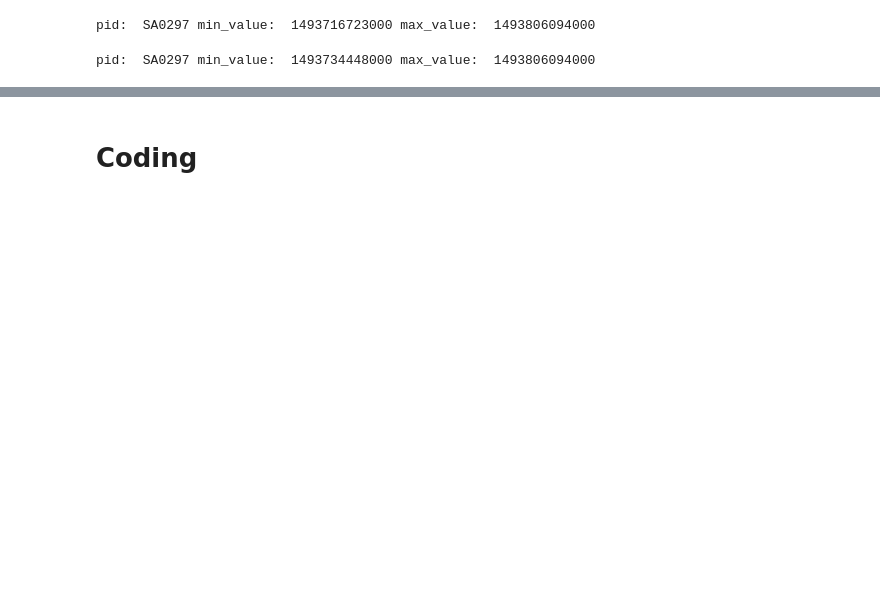
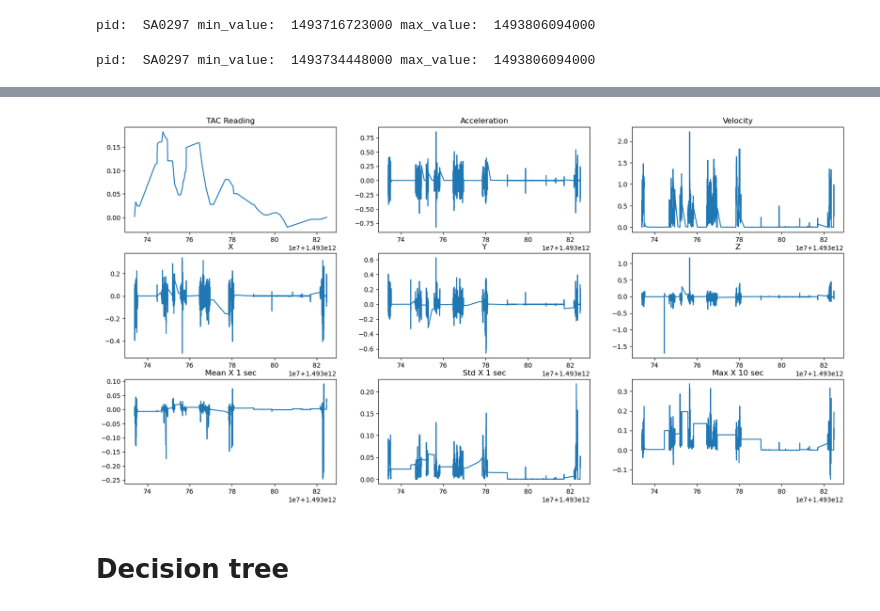
Before and after one commit to BEMiklos/spark_project, a Jupyter notebook: notebooks/dataset_visualisation.py.ipynb, the cells around one changed output, grey strips where cells are left out. Drawn from its saved outputs; the diff is of its cells as text; code cells hidden in the pictures; blank space fills up the shorter version.

```diff
--- a/notebooks/dataset_visualisation.py.ipynb
+++ b/notebooks/dataset_visualisation.py.ipynb
@@ -235,0 +484,7 @@ muszály osztani az időt 25/50-el, mivel ez így nem fog lefutni
+# %%
+sec_1 = (int)(5000 / (AGGREGATE * 45)) + 1
+sec_10 = (int)(30000 / (AGGREGATE * 45)) + 1
+window_1sec = Window.partitionBy("pid").orderBy("time").rowsBetween(-sec_1, 0)
+window_10sec = Window.partitionBy("pid").orderBy("time").rowsBetween(-sec_10, 0)
+# %%
+feature_columns = ["x", "y", "z"]
@@ -235,0 +567,5 @@ muszály osztani az időt 25/50-el, mivel ez így nem fog lefutni
+# %%
+# Remove null values
+accelerometer_data = accelerometer_data.na.drop()
+# Drop velocity_diff column
+accelerometer_data = accelerometer_data.drop("velocity_diff")
@@ -236,3 +589,32 @@ muszály osztani az időt 25/50-el, mivel ez így nem fog lefutni
+# %%
+# Plot TAC_Reading
+import matplotlib.pyplot as plt
+import pandas as pd
+tac_reading = accelerometer_data.select("time", "TAC_Reading", "acceleration", "velocity", "x", "y", "z", 'mean_x_1sec',"std_x_1sec", "max_x_10sec").toPandas()
+# %%
+# Plot six columns
+fig, axs = plt.subplots(3, 3, figsize=(20, 10))
+axs[0, 0].plot(tac_reading["time"], tac_reading["TAC_Reading"])
+axs[0, 0].set_title("TAC Reading")
+axs[0, 1].plot(tac_reading["time"], tac_reading["acceleration"])
+axs[0, 1].set_title("Acceleration")
+axs[0, 2].plot(tac_reading["time"], tac_reading["velocity"])
+axs[0, 2].set_title("Velocity")
+axs[1, 0].plot(tac_reading["time"], tac_reading["x"])
+axs[1, 0].set_title("X")
+axs[1, 1].plot(tac_reading["time"], tac_reading["y"])
+axs[1, 1].set_title("Y")
+axs[1, 2].plot(tac_reading["time"], tac_reading["z"])
+axs[1, 2].set_title("Z")
+axs[2, 0].plot(tac_reading["time"], tac_reading["mean_x_1sec"])
+axs[2, 0].set_title("Mean X 1 sec")
+axs[2, 1].plot(tac_reading["time"], tac_reading["std_x_1sec"])
+axs[2, 1].set_title("Std X 1 sec")
+axs[2, 2].plot(tac_reading["time"], tac_reading["max_x_10sec"])
+axs[2, 2].set_title("Max X 10 sec")
+plt.show()
+# %% [output]
+[figure, added]
 # %% [markdown]
-# Coding
+# Decision tree
 # %%
```
Also changed, not shown: parts of 85 cells of this notebook, 1 other file.
